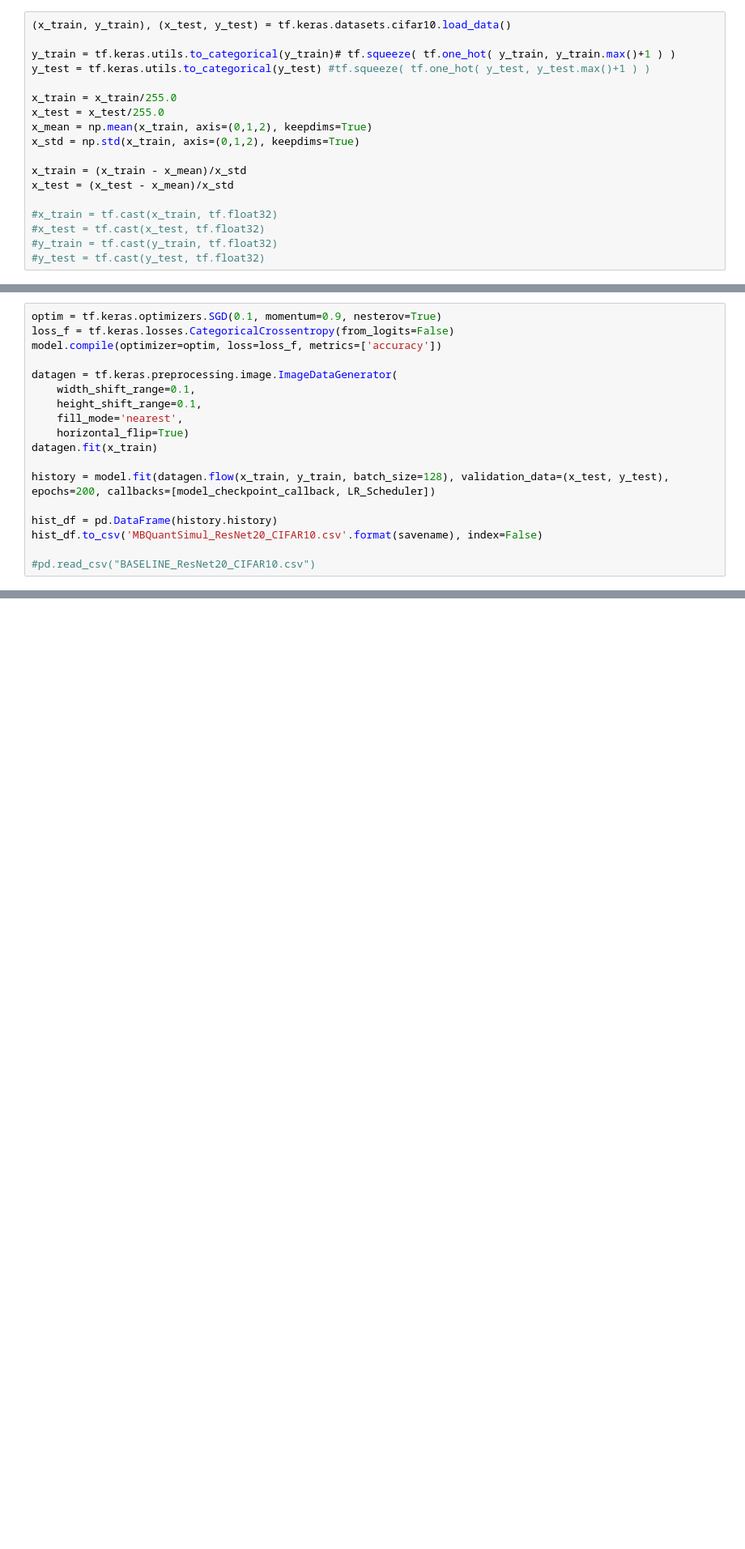
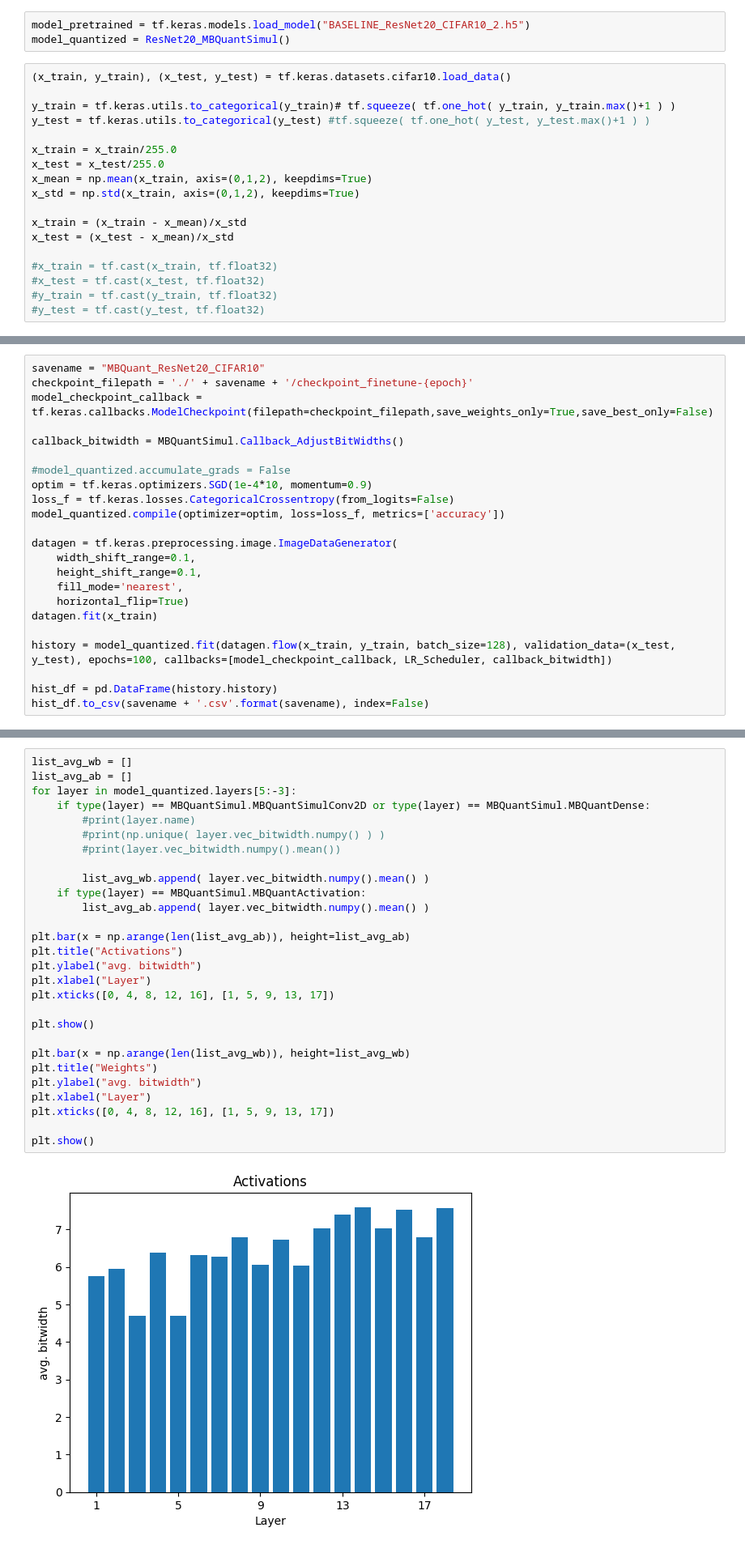
Before and after one commit to 95dykim/TF_QuantSimul, a Jupyter notebook: MBQuant.ipynb, the cells around one changed output, grey strips where cells are left out. Shown at 81% size. Saved outputs shown, nothing was run; the diff lists cells and outputs as text; blank space fills up the shorter version.

```diff
--- a/MBQuant.ipynb
+++ b/MBQuant.ipynb
@@ -71,6 +71,9 @@ def ResNet20_MBQuantSimul(input_shape=(32,32,3), classes=10, channel_sizes=16, k
 
     return MBQuantSimul.MBQuantModel(inputs=inputs, outputs=outputs, name="ResNet20")
     #return tf.keras.Model(inputs=inputs, outputs=outputs, name="ResNet20")
+# %%
+model_pretrained = tf.keras.models.load_model("BASELINE_ResNet20_CIFAR10_2.h5")
+model_quantized = ResNet20_MBQuantSimul()
 # %%
 (x_train, y_train), (x_test, y_test) = tf.keras.datasets.cifar10.load_data()
 
@@ -110,7 +142,14 @@ model.accumulate_grads = False
 # %%
-optim = tf.keras.optimizers.SGD(0.1, momentum=0.9, nesterov=True)
+savename = "MBQuant_ResNet20_CIFAR10"
+checkpoint_filepath = './' + savename + '/checkpoint_finetune-{epoch}'
+model_checkpoint_callback = tf.keras.callbacks.ModelCheckpoint(filepath=checkpoint_filepath,save_weights_only=True,save_best_only=False)
+
+callback_bitwidth = MBQuantSimul.Callback_AdjustBitWidths()
+
+#model_quantized.accumulate_grads = False
+optim = tf.keras.optimizers.SGD(1e-4*10, momentum=0.9)
 loss_f = tf.keras.losses.CategoricalCrossentropy(from_logits=False)
-model.compile(optimizer=optim, loss=loss_f, metrics=['accuracy'])
+model_quantized.compile(optimizer=optim, loss=loss_f, metrics=['accuracy'])
 
 datagen = tf.keras.preprocessing.image.ImageDataGenerator(
     width_shift_range=0.1,
@@ -119,10 +158,8 @@ datagen = tf.keras.preprocessing.image.ImageDataGenerator(
     horizontal_flip=True)
 datagen.fit(x_train)
 
-history = model.fit(datagen.flow(x_train, y_train, batch_size=128), validation_data=(x_test, y_test), epochs=200, callbacks=[model_checkpoint_callback, LR_Scheduler])
+history = model_quantized.fit(datagen.flow(x_train, y_train, batch_size=128), validation_data=(x_test, y_test), epochs=100, callbacks=[model_checkpoint_callback, LR_Scheduler, callback_bitwidth])
 
 hist_df = pd.DataFrame(history.history)
-hist_df.to_csv('MBQuantSimul_ResNet20_CIFAR10.csv'.format(savename), index=False)
-
-#pd.read_csv("BASELINE_ResNet20_CIFAR10.csv")
+hist_df.to_csv(savename + '.csv'.format(savename), index=False)
 # %% [output]
@@ -145,0 +214,30 @@ Epoch 20/200
+# %%
+list_avg_wb = []
+list_avg_ab = []
+for layer in model_quantized.layers[5:-3]:
+    if type(layer) == MBQuantSimul.MBQuantSimulConv2D or type(layer) == MBQuantSimul.MBQuantDense:
+        #print(layer.name)
+        #print(np.unique( layer.vec_bitwidth.numpy() ) )
+        #print(layer.vec_bitwidth.numpy().mean())
+
+        list_avg_wb.append( layer.vec_bitwidth.numpy().mean() )
+    if type(layer) == MBQuantSimul.MBQuantActivation:
+        list_avg_ab.append( layer.vec_bitwidth.numpy().mean() )
+
+plt.bar(x = np.arange(len(list_avg_ab)), height=list_avg_ab)
+plt.title("Activations")
+plt.ylabel("avg. bitwidth")
+plt.xlabel("Layer")
+plt.xticks([0, 4, 8, 12, 16], [1, 5, 9, 13, 17])
+
+plt.show()
+
+plt.bar(x = np.arange(len(list_avg_wb)), height=list_avg_wb)
+plt.title("Weights")
+plt.ylabel("avg. bitwidth")
+plt.xlabel("Layer")
+plt.xticks([0, 4, 8, 12, 16], [1, 5, 9, 13, 17])
+
+plt.show()
+# %% [output]
+[figure, added]
```
Also changed, not shown: parts of 14 cells of this notebook, 1 other file.
